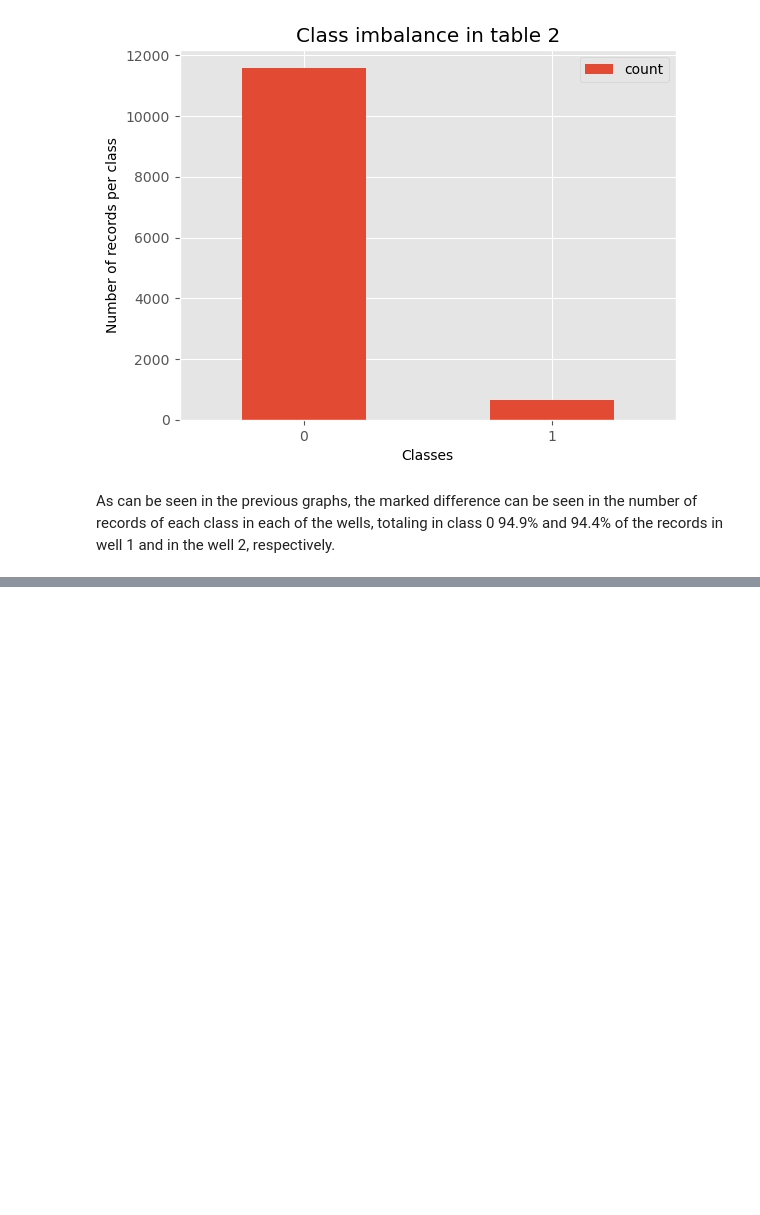
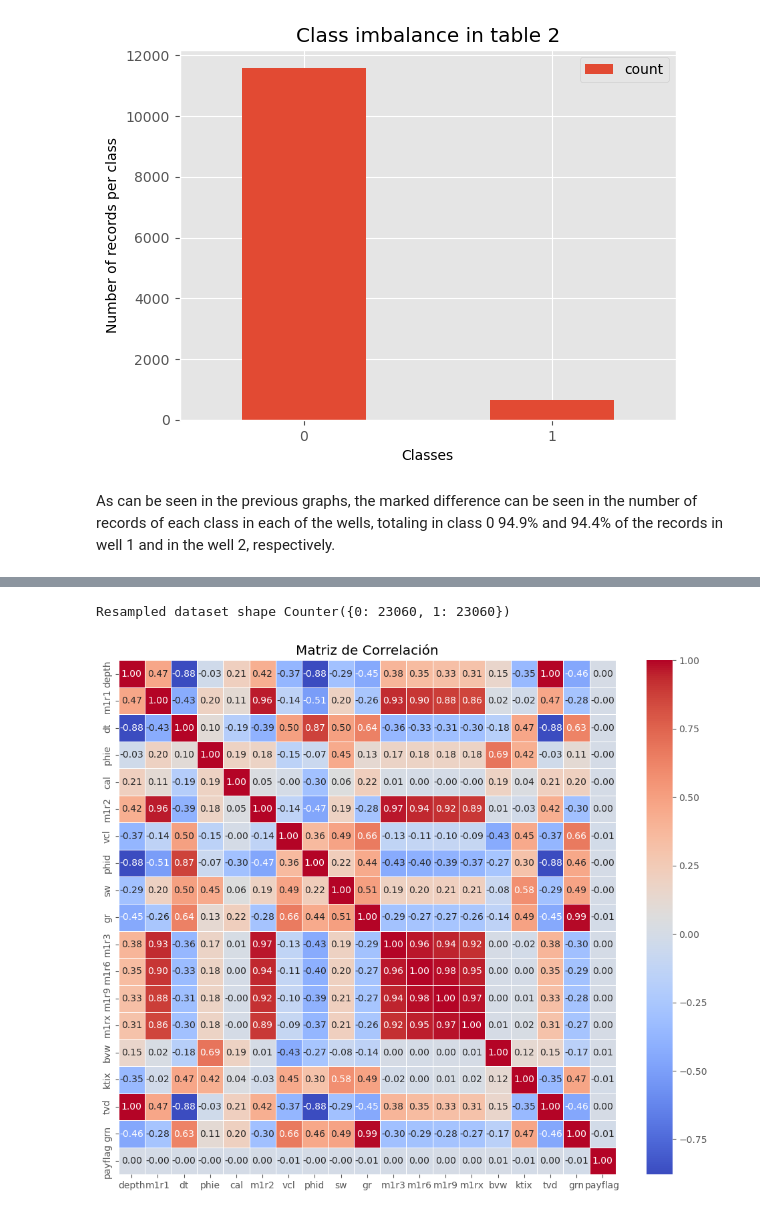
Before and after one commit to dc36205/Exploration_Well_Logs_Based_On_Geological_Data_for_Classification, a Jupyter notebook: Classification_of_exploration_well_logs_based_on_geological_data.ipynb, the cells around one changed output, grey strips where cells are left out. Cells and saved outputs as stored; diff of their text form; code cells hidden in the pictures; blank space fills up the shorter version.

```diff
--- a/Classification_of_exploration_well_logs_based_on_geological_data.ipynb
+++ b/Classification_of_exploration_well_logs_based_on_geological_data.ipynb
@@ -1955,0 +2036,2 @@ As can be seen in the previous graphs, the marked difference can be seen in the
+# %%
+features = df_well_1[featuress]
@@ -1955,0 +2041,28 @@ As can be seen in the previous graphs, the marked difference can be seen in the
+# %%
+print('Resampled dataset shape %s' % Counter(target_upsampled))
+# %% [output]
+Resampled dataset shape Counter({0: 23060, 1: 23060})
+# %%
+features_train, features_valid, target_train, target_valid = train_test_split(features, target, test_size=0.2, random_state=42)
+# %%
+# Scaling features
+r_scaler = RobustScaler()
+
+scaled_features_train = r_scaler.fit_transform(features_train)
+features_train = pd.DataFrame(scaled_features_train,columns=features_train.columns)
+
+scaled_features_test = r_scaler.fit_transform(features_valid)
+features_valid = pd.DataFrame(scaled_features_test,columns=features_valid.columns)
+# %%
+train_data = pd.concat([features_train, target_train], axis=1)
+
+# Matriz de correlación
+correlation_matrix = train_data.corr(method='spearman')
+#ver corr parametro
+# %%
+plt.figure(figsize=(12, 10))
+sns.heatmap(correlation_matrix, annot=True, cmap='coolwarm', fmt='.2f', linewidths=0.5)
+plt.title('Matriz de Correlación')
+plt.show()
+# %% [output]
+[figure, added]
```
Also changed, not shown: parts of 51 cells of this notebook.
